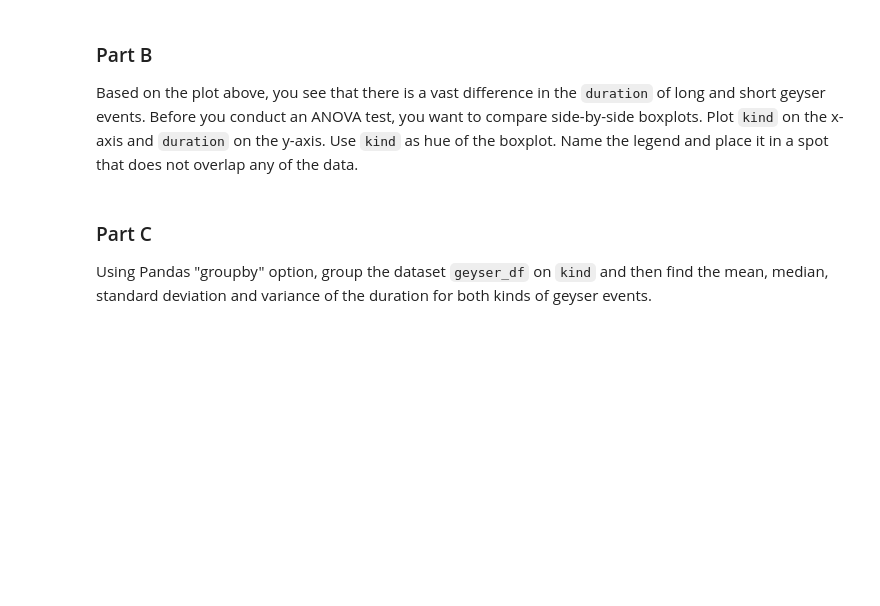
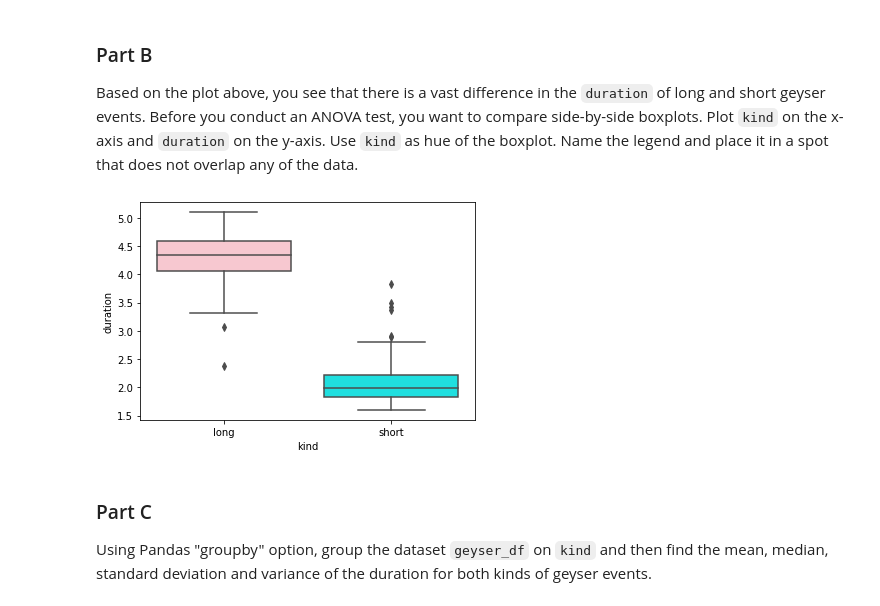
Before and after one commit to mikayla-eckelcifrese/JupyterLabRepository, a Jupyter notebook: lab4.ipynb, the cells around one changed output. Drawn from its saved outputs; the diff is of its cells as text; code cells hidden in the pictures; blank space fills up the shorter version.

```diff
--- a/lab4.ipynb
+++ b/lab4.ipynb
@@ -23,6 +43,10 @@ x =
 ### Part B
 
 Based on the plot above, you see that there is a vast difference in the `duration` of long and short geyser events.  Before you conduct an ANOVA test, you want to compare side-by-side boxplots.  Plot `kind` on the x-axis and `duration` on the y-axis.  Use `kind` as hue of the boxplot.  Name the legend and place it in a spot that does not overlap any of the data.
+# %%
+boxplots = sns.boxplot(data = geyser_df, x = 'kind', y = 'duration', hue = )
+# %% [output]
+[figure, added]
 # %% [markdown]
 ### Part C
 
```
Also changed, not shown: parts of 4 cells of this notebook.
